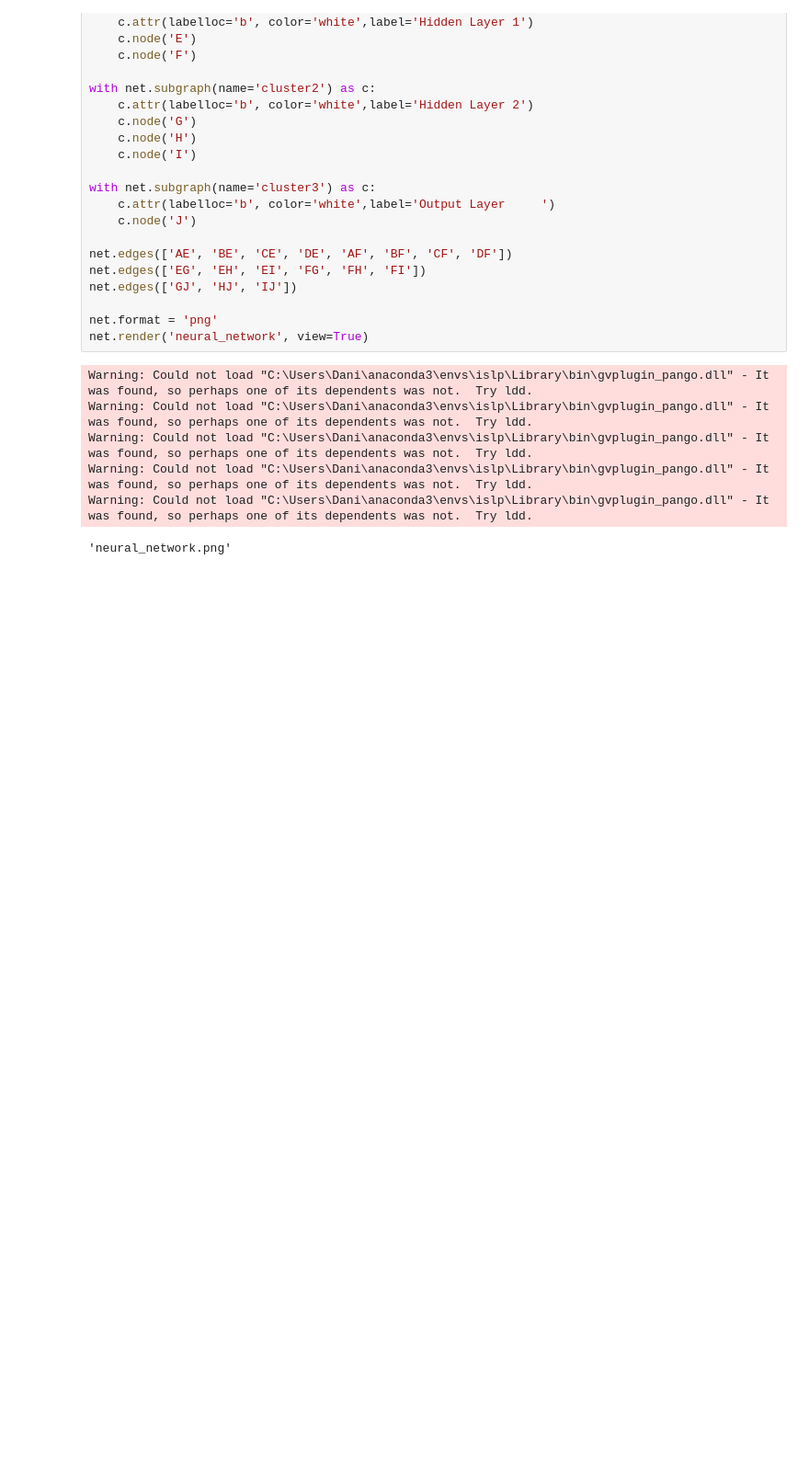
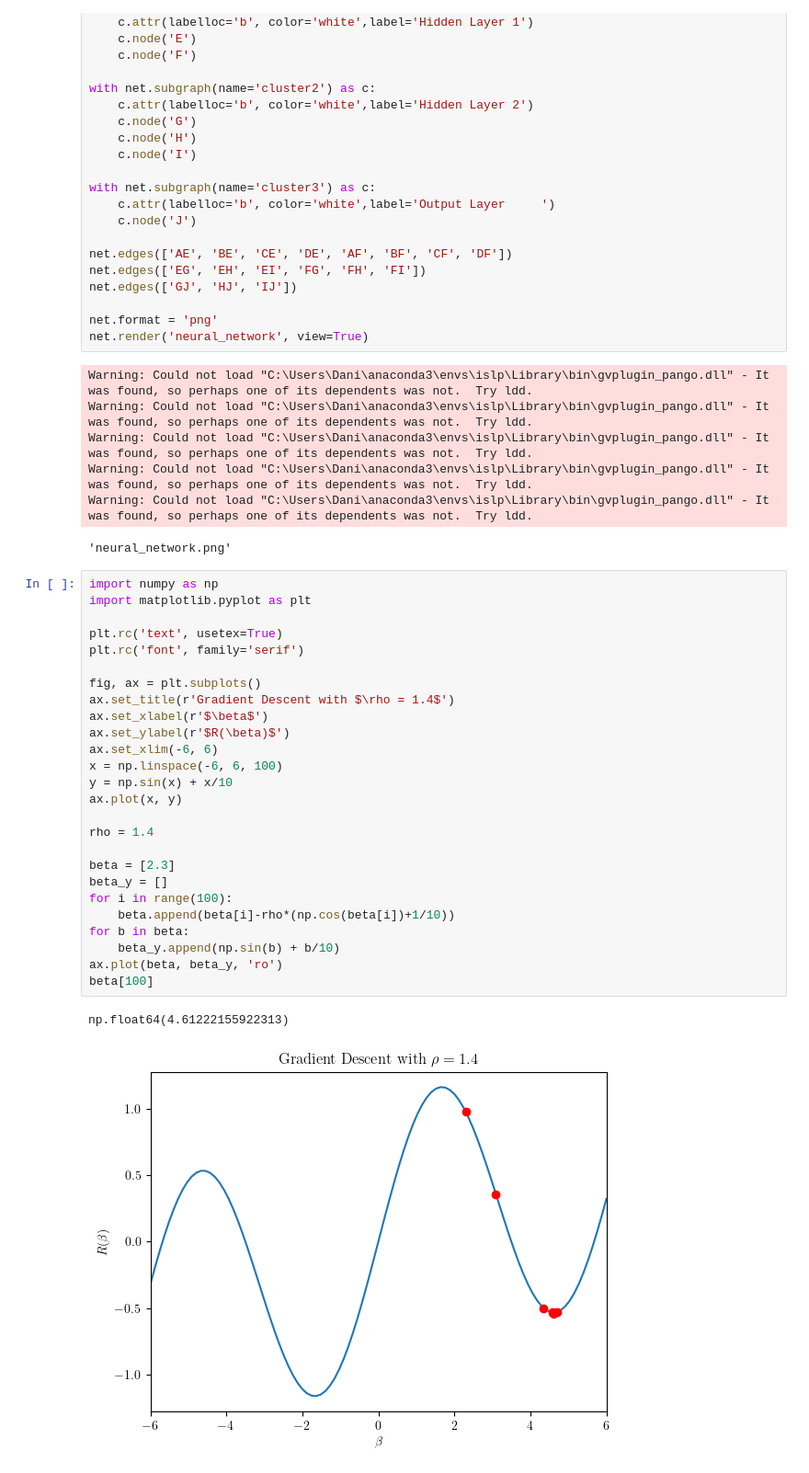
Before and after one commit to dan035-ucsd/MATH-102, a Jupyter notebook: math189/HW6/math189hw6.ipynb, the cells around one changed output. Shown at 92% size. Drawn from its saved outputs; the diff is of its cells as text; blank space fills up the shorter version.

```diff
--- a/math189/HW6/math189hw6.ipynb
+++ b/math189/HW6/math189hw6.ipynb
@@ -40,3 +40,32 @@ Warning: Could not load "C:\Users\Dani\anaconda3\envs\islp\Library\bin\gvplugin_
 Warning: Could not load "C:\Users\Dani\anaconda3\envs\islp\Library\bin\gvplugin_pango.dll" - It was found, so perhaps one of its dependents was not.  Try ldd.
 Warning: Could not load "C:\Users\Dani\anaconda3\envs\islp\Library\bin\gvplugin_pango.dll" - It was found, so perhaps one of its dependents was not.  Try ldd.
 'neural_network.png'
+# %%
+import numpy as np
+import matplotlib.pyplot as plt
+
+plt.rc('text', usetex=True)
+plt.rc('font', family='serif')
+
+fig, ax = plt.subplots()
+ax.set_title(r'Gradient Descent with $\rho = 1.4$')
+ax.set_xlabel(r'$\beta$')
+ax.set_ylabel(r'$R(\beta)$')
+ax.set_xlim(-6, 6)
+x = np.linspace(-6, 6, 100)
+y = np.sin(x) + x/10
+ax.plot(x, y)
+
+rho = 1.4
+
+beta = [2.3]
+beta_y = []
+for i in range(100):
+    beta.append(beta[i]-rho*(np.cos(beta[i])+1/10))
+for b in beta:
+    beta_y.append(np.sin(b) + b/10)
+ax.plot(beta, beta_y, 'ro')
+beta[100]
+# %% [output]
+np.float64(4.61222155922313)
+[figure, added]
```
Also changed, not shown: parts of 1 cell of this notebook, 7 other files.
